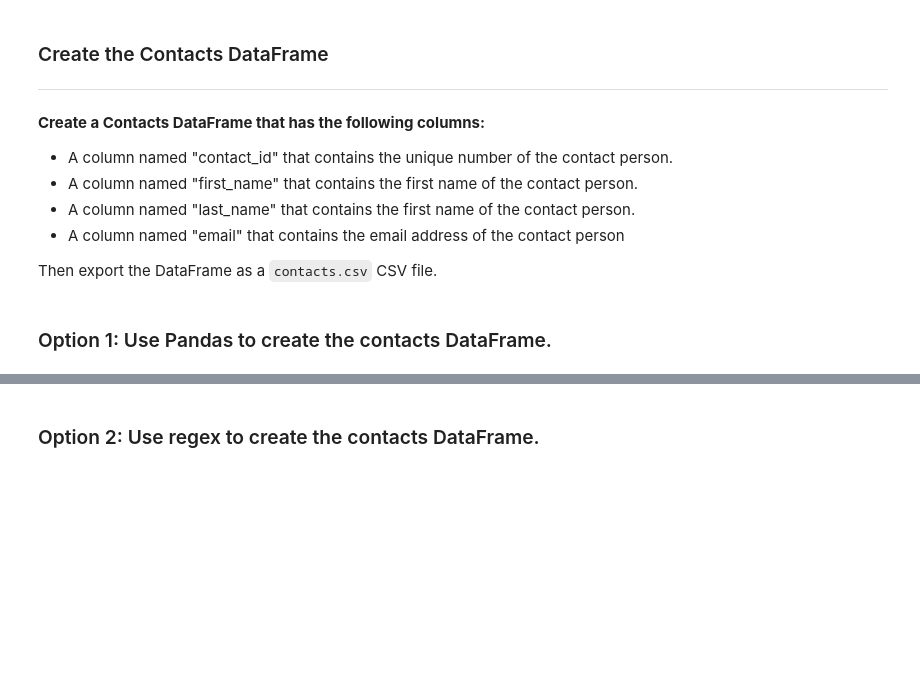
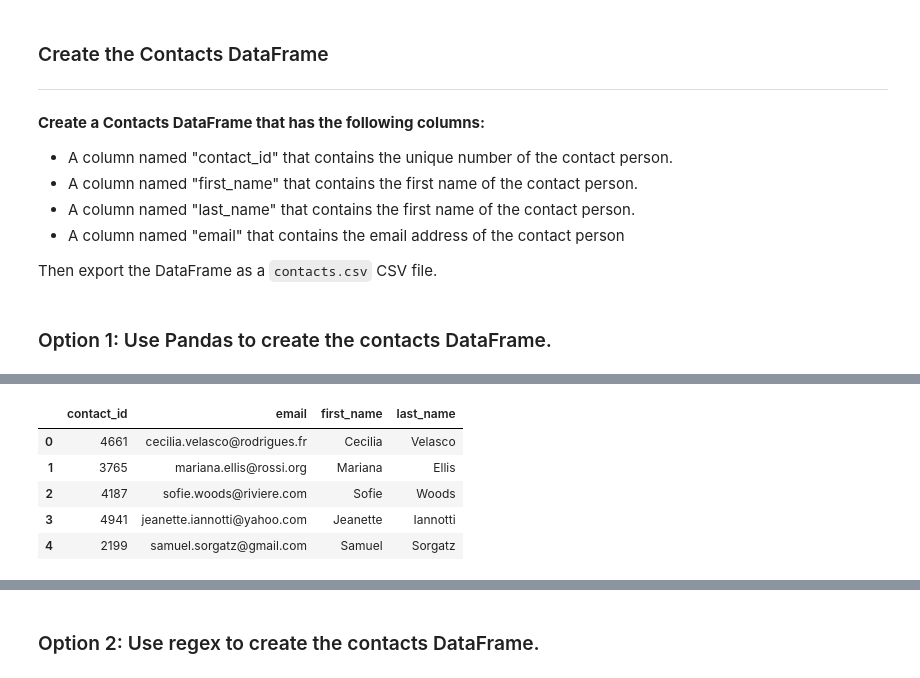
Before and after one commit to JpMageeGitHub/Crowdfunding_ETL, a Jupyter notebook: Starter_Files/ETL_Mini_Project_SPorretta_JMagee.ipynb, the cells around one changed output, grey strips where cells are left out. Cells and saved outputs as stored; diff of their text form; code cells hidden in the pictures; blank space fills up the shorter version.

Commit message:
data added

```diff
--- a/Starter_Files/ETL_Mini_Project_SPorretta_JMagee.ipynb
+++ b/Starter_Files/ETL_Mini_Project_SPorretta_JMagee.ipynb
@@ -320,6 +329,23 @@ Then export the DataFrame as a `contacts.csv` CSV file.
 import json
 dict_values = []
 
+#convert the header row
+headers=[]
+for i, row in contact_info_df.iterrows():
+    contact_info_dict = json.loads(row['contact_info'])
+    columns = [k for k,v in contact_info_dict.items()]
+    headers.append(columns)
+
+# Convert the data to a Python dictionary.
+
+first_row = contact_info_df.iloc[0][0]
+
+
+for i, row in contact_info_df.iterrows():
+    converted_data = json.loads(row['contact_info'])
+    values = [v for k, v in converted_data.items()]
+    dict_values.append(values)
+
 
 # Print out the list of values for each row.
 print(dict_values)
@@ -328,3 +354,5 @@ print(dict_values)
 # %%
 # Create a contact_info DataFrame and add each list of values, i.e., each row
 # to the 'contact_id', 'name', 'email' columns.
+contact_info = pd.DataFrame(dict_values, columns=headers[0])
+contact_info.head()
@@ -333,7 +380,17 @@ print(dict_values)
 # %%
 # Create a "first"name" and "last_name" column with the first and last names from the "name" column.
-
+contact_info['first_name'] = contact_info['name'].str.split().str[0]
+contact_info['last_name'] = contact_info['name'].str.split().str[-1]
 
 # Drop the contact_name column
+contact_info.drop('name', axis=1 ,inplace=True)
+contact_info.head()
+# %% [output]
+|  | contact_id | email | first_name | last_name |
+| 0 | 4661 | cecilia.velasco@rodrigues.fr | Cecilia | Velasco |
+| 1 | 3765 | mariana.ellis@rossi.org | Mariana | Ellis |
+| 2 | 4187 | sofie.woods@riviere.com | Sofie | Woods |
+| 3 | 4941 | jeanette.iannotti@yahoo.com | Jeanette | Iannotti |
+| 4 | 2199 | samuel.sorgatz@gmail.com | Samuel | Sorgatz |
 # %%
 # Reorder the columns
```
Also changed, not shown: parts of 10 cells of this notebook, 1 other file.
